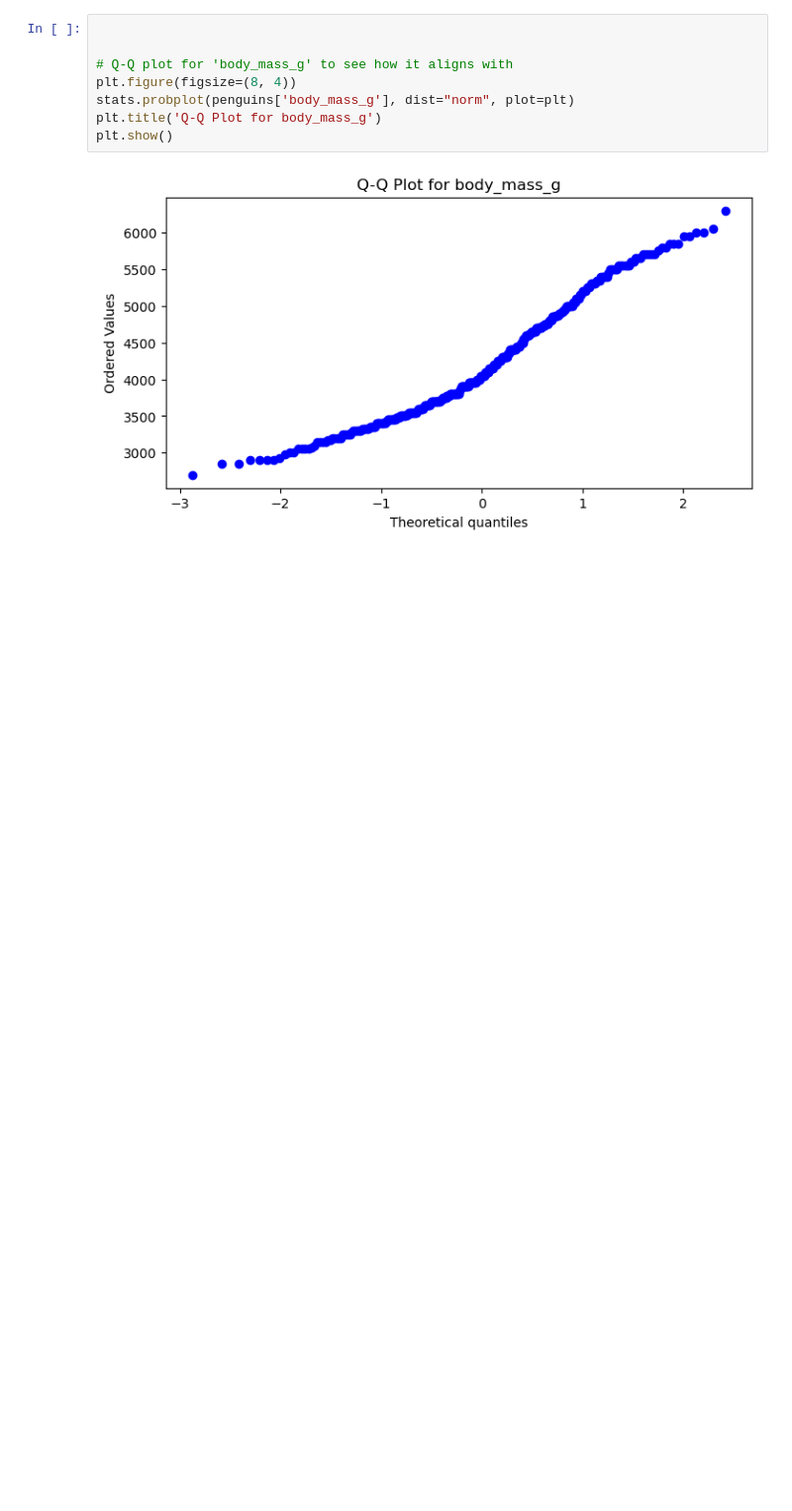
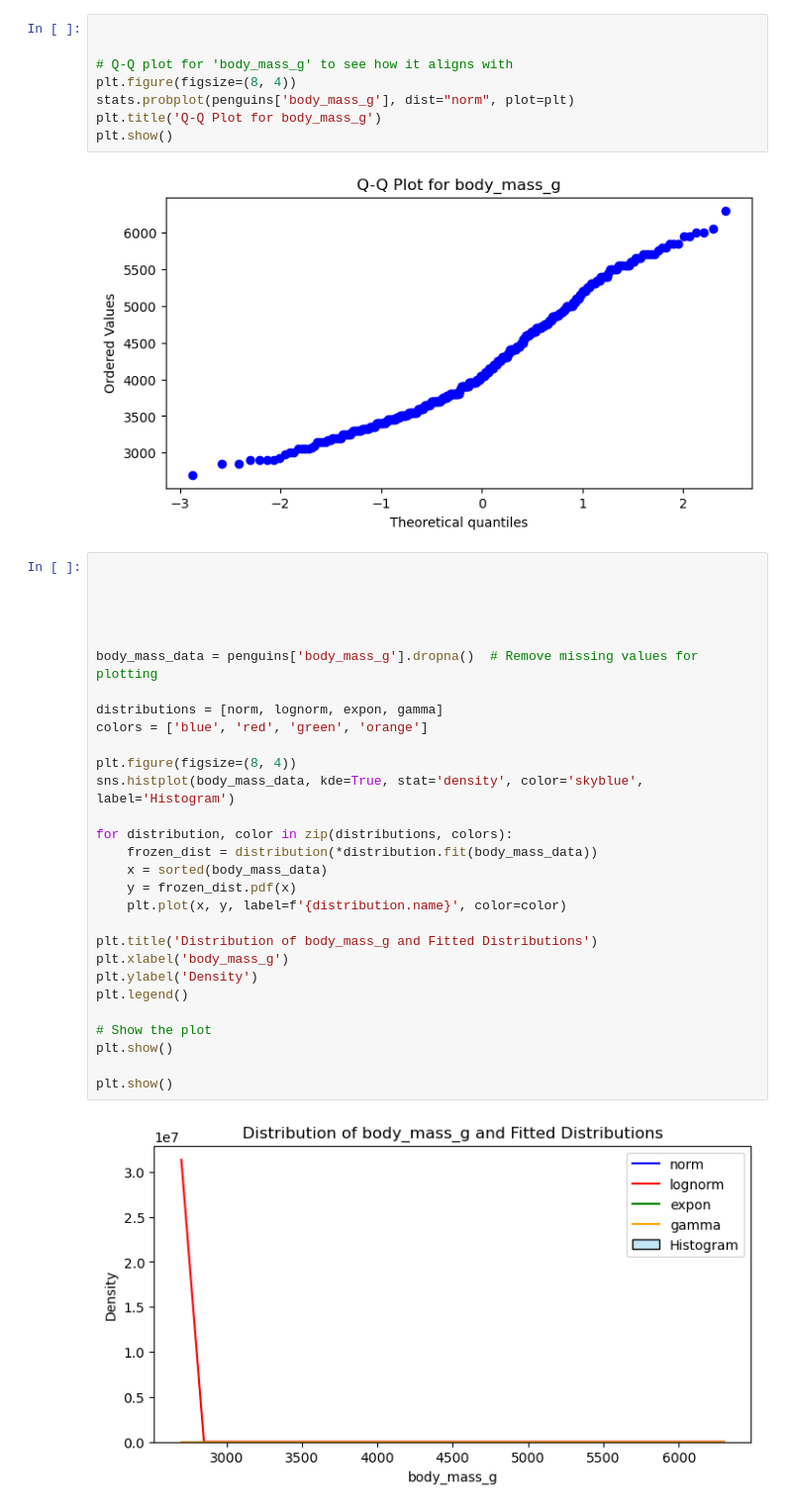
Before and after one commit to Gerbs2193/Fundamentals-of-Data-Analysis, a Jupyter notebook: tasks.ipynb/Task3.ipynb, the cells around one changed output. Shown at 99% size. Cells and saved outputs as stored; diff of their text form; blank space fills up the shorter version.

Commit message:
more work on task 3, finally option to try using theoretical distributions of the numpy dists to see where each penguins variablealigns

```diff
--- a/tasks.ipynb/Task3.ipynb
+++ b/tasks.ipynb/Task3.ipynb
@@ -60,3 +61,34 @@ plt.title('Q-Q Plot for body_mass_g')
 plt.show()
 # %% [output]
 [figure]
+# %%
+
+
+
+
+
+body_mass_data = penguins['body_mass_g'].dropna()  # Remove missing values for plotting
+
+distributions = [norm, lognorm, expon, gamma]
+colors = ['blue', 'red', 'green', 'orange']
+
+plt.figure(figsize=(8, 4))
+sns.histplot(body_mass_data, kde=True, stat='density', color='skyblue', label='Histogram')
+
+for distribution, color in zip(distributions, colors):
+    frozen_dist = distribution(*distribution.fit(body_mass_data))
+    x = sorted(body_mass_data)
+    y = frozen_dist.pdf(x)
+    plt.plot(x, y, label=f'{distribution.name}', color=color)
+
+plt.title('Distribution of body_mass_g and Fitted Distributions')
+plt.xlabel('body_mass_g')
+plt.ylabel('Density')
+plt.legend()
+
+# Show the plot
+plt.show()
+
+plt.show()
+# %% [output]
+[figure, added]
```
Also changed, not shown: parts of 3 cells of this notebook.
